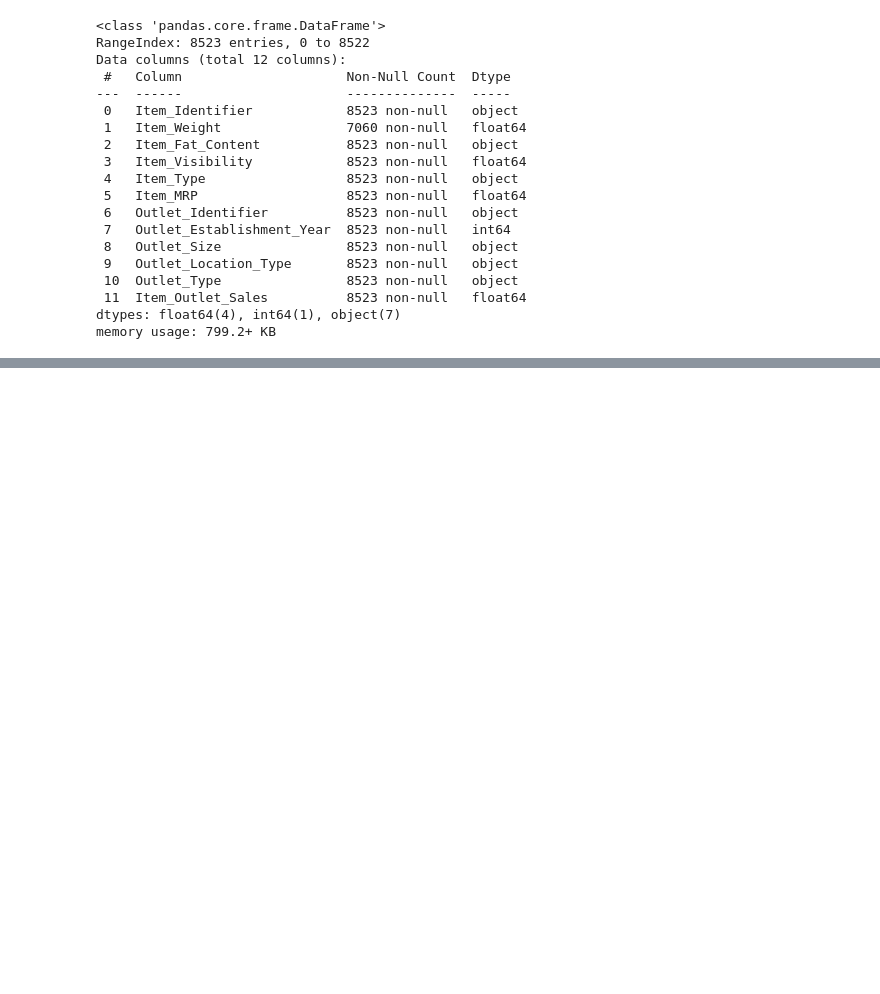
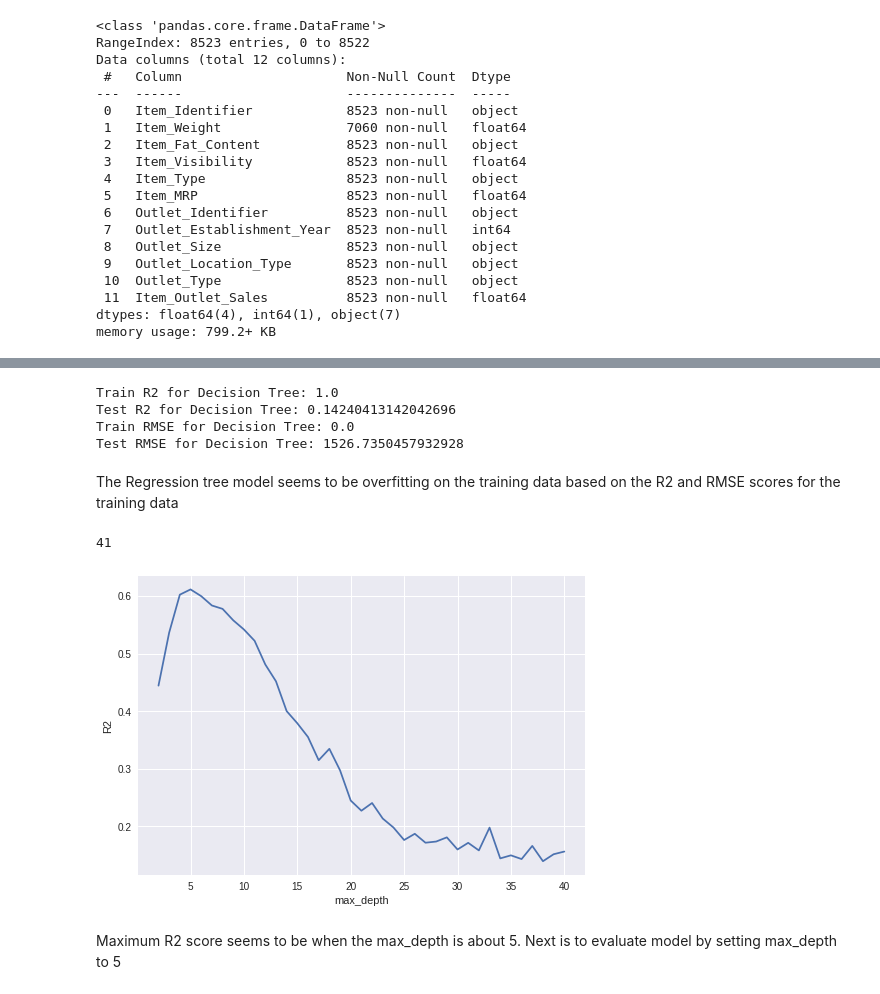
Before and after one commit to AgunsBaba/sales-prediction, a Jupyter notebook: Sales_Prediction.ipynb, the cells around one changed output, grey strips where cells are left out. Saved outputs shown, nothing was run; the diff lists cells and outputs as text; code cells hidden in the pictures; blank space fills up the shorter version.

```diff
--- a/Sales_Prediction.ipynb
+++ b/Sales_Prediction.ipynb
@@ -298,0 +306,3 @@ Pipeline(steps=[('simpleimputer', SimpleImputer()),
+# %%
+#fit linear regression model on training data
+lin_reg_pipe.fit(X_train, y_train)
@@ -298,0 +335,3 @@ Pipeline(steps=[('simpleimputer', SimpleImputer()),
+# %%
+#fit regression tree model on training data
+dec_tree_pipe.fit(X_train, y_train)
@@ -298,0 +352,40 @@ Pipeline(steps=[('simpleimputer', SimpleImputer()),
+# %%
+# evaluate Regression Tree model R2 and RMSE scores
+print(f'Train R2 for Decision Tree: {r2_score(y_train, dec_tree_pipe.predict(X_train))}')
+print(f'Test R2 for Decision Tree: {r2_score(y_test, dec_tree_pipe.predict(X_test))}')
+print(f'Train RMSE for Decision Tree: {np.sqrt(mean_squared_error(y_train, dec_tree_pipe.predict(X_train)))}')
+print(f'Test RMSE for Decision Tree: {np.sqrt(mean_squared_error(y_test, dec_tree_pipe.predict(X_test)))}')
+# %% [output]
+Train R2 for Decision Tree: 1.0
+Test R2 for Decision Tree: 0.14240413142042696
+Train RMSE for Decision Tree: 0.0
+Test RMSE for Decision Tree: 1526.7350457932928
+# %% [markdown]
+The Regression tree model seems to be overfitting on the training data based on the R2 and RMSE scores for the training data
+# %%
+#check the depth of decision tree
+dec_tree.get_depth()
+# %% [output]
+41
+# %%
+#find optimal depth for the decision tree by trying a range from 2 to 41 trees
+max_depth_range = list(range(2, 41)) # will try every value between 2 and 41
+# List to store the score for each value of max_depth:
+r2 = []
+for depth in max_depth_range:
+    dec_tree_eval = DecisionTreeRegressor(max_depth = depth,
+                             random_state = 42)
+    dec_tree_pipe_eval = make_pipeline(column_transformer, dec_tree_eval)
+    dec_tree_pipe_eval.fit(X_train, y_train)
+    score = dec_tree_pipe_eval.score(X_test, y_test)
+    r2.append(score)
+# %%
+# Visualize which max_depth leads to the highest r2 score
+import matplotlib.pyplot as plt
+plt.plot(max_depth_range, r2)
+plt.xlabel('max_depth')
+plt.ylabel('R2');
+# %% [output]
+[figure, added]
+# %% [markdown]
+Maximum R2 score seems to be when the max_depth is about 5. Next is to evaluate model by setting max_depth to 5
```
Also changed, not shown: parts of 11 cells of this notebook.
